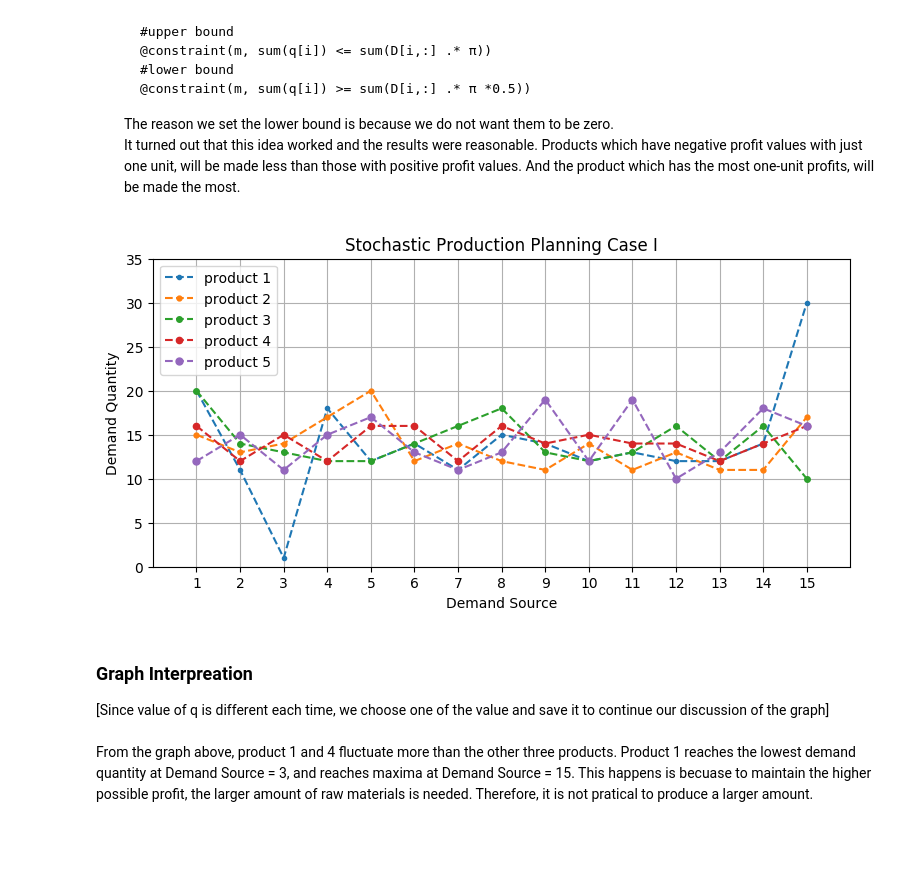
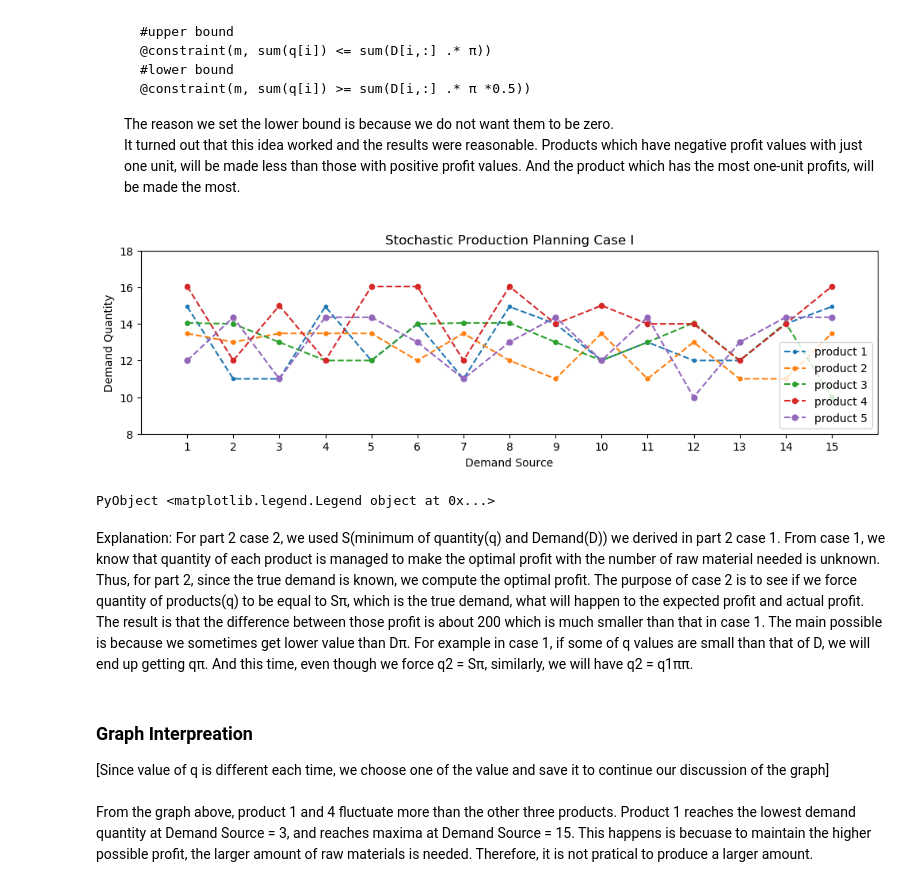
Before and after one commit to fkirst/optimization-production-planning, a Jupyter notebook: Final Report Template.ipynb, the cells around one changed output. Saved outputs shown, nothing was run; the diff lists cells and outputs as text; code cells hidden in the pictures; blank space fills up the shorter version.

```diff
--- a/Final Report Template.ipynb
+++ b/Final Report Template.ipynb
@@ -425,0 +555,23 @@ The actual profit: 2836.37136
+# %%
+print("The cost of each product: ")
+for i in 1:N
+    print_with_color(:light_red, round((c.*rr1)[i], 2), " ")
+end
+print("\nThe unit profit of each product: ")
+for i in 1:N
+    print_with_color(:light_blue,round(p[i]-(c.*rr1)[i], 2), " ")
+end
+
+print("\nThe profit of each product:")
+for i in 1:N
+    print_with_color(:green, round(-(c.*rr1)[i] + qq1[i]*p[i], 2), " ")
+end
+println()
+print("The number of materials to buy: ")
+print_with_color(:light_blue, round.(rr1, 1), "\n")
+print("The number of products to produce: ")
+print_with_color(:light_magenta, round.(qq1, 2), "\n")
+print("The expected profit: ")
+print_with_color(:light_blue, round(oo1, 2), "\n")
+print("The actual profit: ")
+print_with_color(:green, round(-sum(c.*r1) + sum(p .*S*π), 2))
@@ -459,22 +619,25 @@ In addtion, the difference between expected profit and actual profit is quite la
    The reason we set the lower bound is because we do not want them to be zero. <br>
    It turned out that this idea worked and the results were reasonable. Products which have negative profit values with just one unit, will be made less than those with positive profit values. And the product which has the most one-unit profits, will be made the most.
 # %%
-
 using PyPlot
-figure(figsize = (9, 4))
-x = 1:15
+figure(figsize = (12, 3))
+x = 1:K
 for i = 1:5
-    plot(x, S_graph[i, :], ".--", markersize = (5 + i))
+    plot(x, SS[i, :], ".--", markersize = (5 + i))
 end
 xticks(1:1:15)
-axis([0,16,0,35])
+axis([0,16,8,18])
 xlabel("Demand Source")
 ylabel("Demand Quantity")
 title("Stochastic Production Planning Case I")
 legend(["product 1","product 2","product 3","product 4","product 5"])
-grid()
 # %% [output]
-[figure, old version]
+[figure, new version]
+PyObject <matplotlib.legend.Legend object at 0x...>
+# %% [markdown]
+Explanation:
+For part 2 case 2, we used S(minimum of quantity(q) and Demand(D)) we derived in part 2 case 1. From case 1, we know that quantity of each product is managed to make the optimal profit with the number of raw material needed is unknown. Thus, for part 2, since the true demand is known, we compute the optimal profit.
+The purpose of case 2 is to see if we force quantity of products(q) to be equal to Sπ, which is the true demand, what will happen to the expected profit and actual profit. The result is that the difference between those profit is about 200 which is much smaller than that in case 1. The main possible is because we sometimes get lower value than Dπ. For example in case 1, if some of q values are small than that of D, we will end up getting qπ. And this time, even though we force q2 = Sπ, similarly, we will have q2 = q1ππ.
 # %% [markdown]
 ### Graph Interpreation
 [Since value of q is different each time, we choose one of the value and save it to continue our discussion of the graph] <br><br>
```
Also changed, not shown: parts of 31 cells of this notebook.
